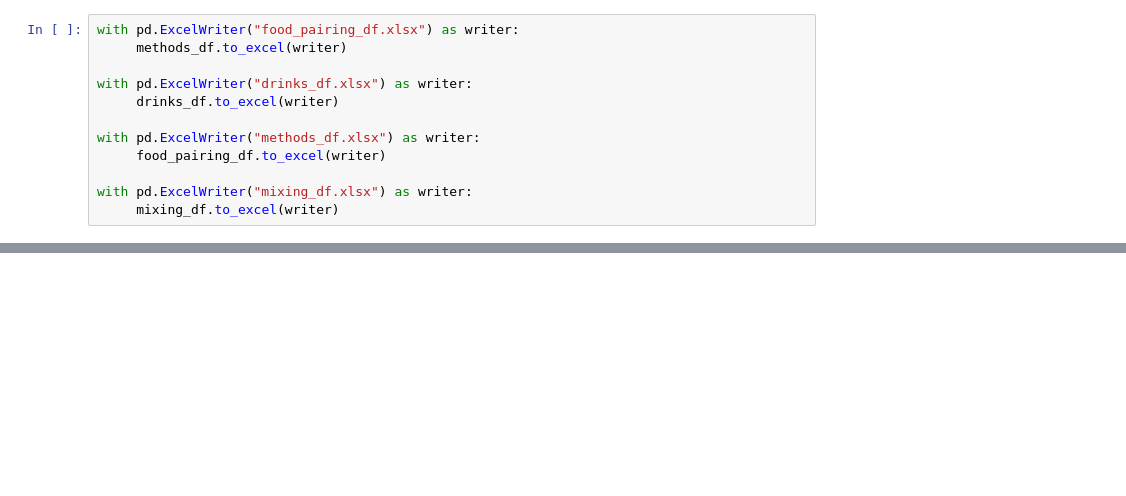
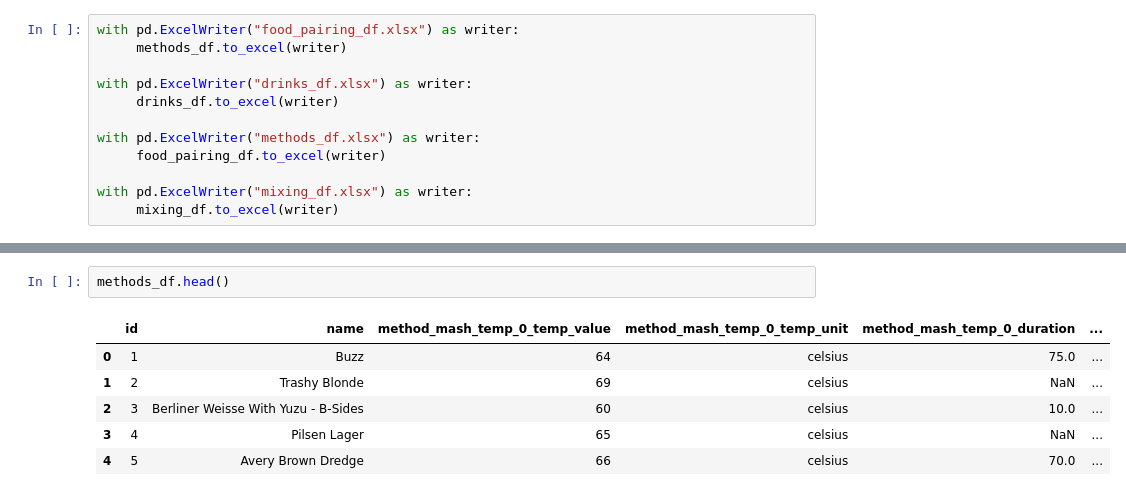
Before and after one commit to SuprajaBoyapati/pda-project, a Jupyter notebook: api_extract.ipynb, the cells around one changed output, grey strips where cells are left out. Drawn from its saved outputs; the diff is of its cells as text; blank space fills up the shorter version.

```diff
--- a/api_extract.ipynb
+++ b/api_extract.ipynb
@@ -270,0 +282,9 @@ with pd.ExcelWriter("mixing_df.xlsx") as writer:
+# %%
+methods_df.head()
+# %% [output]
+|  | id | name | method_mash_temp_0_temp_value | method_mash_temp_0_temp_unit | method_mash_temp_0_duration | ... |
+| 0 | 1 | Buzz | 64 | celsius | 75.0 | ... |
+| 1 | 2 | Trashy Blonde | 69 | celsius | NaN | ... |
+| 2 | 3 | Berliner Weisse With Yuzu - B-Sides | 60 | celsius | 10.0 | ... |
+| 3 | 4 | Pilsen Lager | 65 | celsius | NaN | ... |
+| 4 | 5 | Avery Brown Dredge | 66 | celsius | 70.0 | ... |
```
Also changed, not shown: parts of 5 cells of this notebook, 5 other files.
